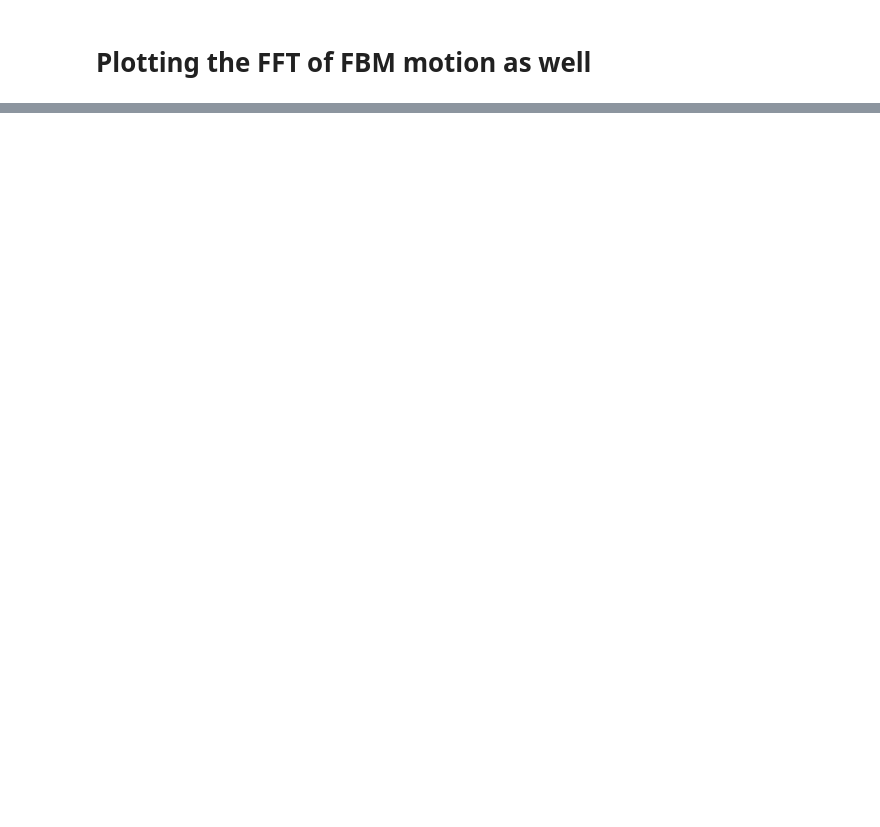
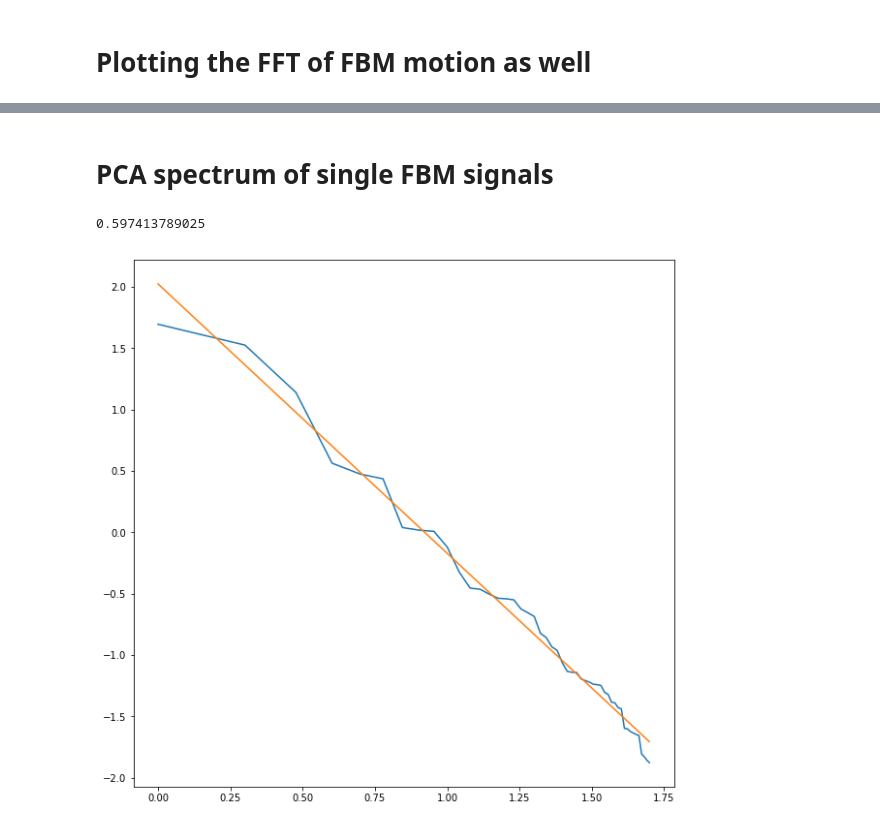
Before and after one commit to Agrim9/MultiFractal_Signal_Analysis, a Jupyter notebook: FBM_NB.ipynb, the cells around one changed output, grey strips where cells are left out. Cells and saved outputs as stored; diff of their text form; code cells hidden in the pictures; blank space fills up the shorter version.

```diff
--- a/FBM_NB.ipynb
+++ b/FBM_NB.ipynb
@@ -67,0 +68,58 @@ plt.show()
+# %% [markdown]
+# PCA spectrum of single FBM signals
+# %%
+from scipy.ndimage.interpolation import shift
+from scipy.linalg import toeplitz,inv,svd
+from scipy.optimize import curve_fit
+
+def Lf(x, A, B): # this is your 'straight line' y=f(x)
+    return A*x + B
+
+M=50
+H=0.6
+f = FBM(n=M, hurst=H, length=0.5, method='daviesharte')
+# Generate a fBm realization
+fbm_sample = f.fbm()
+# Get the times associated with the fBm
+t_values = f.times()
+#print(t_values)
+# plt.plot(t_values,fbm_sample)
+# plt.show()
+
+R=np.zeros(M+1) #Autocorrelation: r[0] to r[p-1]
+
+for k in range(M+1):
+    fbm_shift=shift(fbm_sample, k, cval=0)
+    R[k]=np.sum(fbm_sample*np.conjugate(fbm_shift))
+
+AutoCorr_mat=toeplitz(R[0:M],R[0:M])
+
+num_sim=50
+for i in range(num_sim):
+    M=50
+    H=0.6
+    f1 = FBM(n=M, hurst=H, length=0.5, method='daviesharte')
+    # Generate a fBm realization
+    if(i==0):
+        avg_sample=f1.fgn()
+    else:
+        avg_sample += f1.fgn()
+
+#mean_vec=[t_values[i]**(2*H) for i in range(0,M)]
+mean_vec=avg_sample/num_sim
+AutoCov_mat=AutoCorr_mat-np.outer(mean_vec,mean_vec)
+
+U,S,V=svd(AutoCov_mat)
+plt.rcParams['figure.figsize'] = (10, 10)
+plt.plot(np.log10(np.arange(M)+1),np.log10(S))
+
+expected_slope=-(2*H+1)
+A,B = curve_fit(Lf,np.log10(np.arange(M)+1),np.log10(S))[0] # your data x, y to fit
+print(-(A+1)/2)
+plt.plot([0,np.log10(M)],[B,A*np.log10(M)+B])
+plt.show()
+
+#print(S)
+# %% [output]
+0.597413789025
+[figure, added]
```
Also changed, not shown: parts of 2 cells of this notebook, 1 other file.
